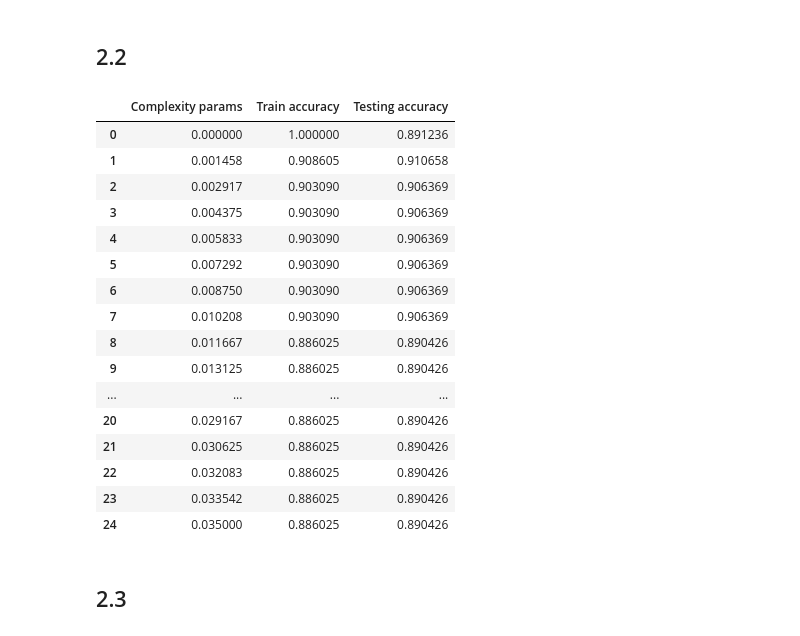
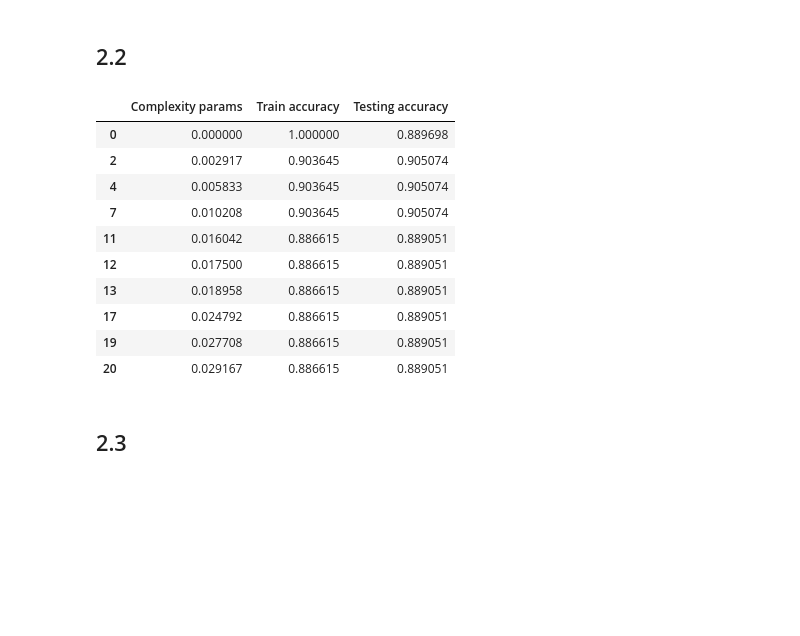
Before and after one commit to dv-rastogi/ml-pg-decision-trees, a Jupyter notebook: 2/2.ipynb, the cells around one changed output. Drawn from its saved outputs; the diff is of its cells as text; code cells hidden in the pictures; blank space fills up the shorter version.

```diff
--- a/2/2.ipynb
+++ b/2/2.ipynb
@@ -228,27 +249,21 @@ plt.show()
 # %%
 pd.DataFrame({
     'Complexity params': ccp_alphas,
     'Train accuracy': train_acc,
     'Testing accuracy': test_acc
-})
+}).sample(frac=0.4).sort_index()
 # %% [output]
 |  | Complexity params | Train accuracy | Testing accuracy |
-| 0 | 0.000000 | 1.000000 | 0.891236 |
-| 1 | 0.001458 | 0.908605 | 0.910658 |
-| 2 | 0.002917 | 0.903090 | 0.906369 |
-| 3 | 0.004375 | 0.903090 | 0.906369 |
-| 4 | 0.005833 | 0.903090 | 0.906369 |
-| 5 | 0.007292 | 0.903090 | 0.906369 |
-| 6 | 0.008750 | 0.903090 | 0.906369 |
-| 7 | 0.010208 | 0.903090 | 0.906369 |
-| 8 | 0.011667 | 0.886025 | 0.890426 |
-| 9 | 0.013125 | 0.886025 | 0.890426 |
-| ... | ... | ... | ... |
-| 20 | 0.029167 | 0.886025 | 0.890426 |
-| 21 | 0.030625 | 0.886025 | 0.890426 |
-| 22 | 0.032083 | 0.886025 | 0.890426 |
-| 23 | 0.033542 | 0.886025 | 0.890426 |
-| 24 | 0.035000 | 0.886025 | 0.890426 |
+| 0 | 0.000000 | 1.000000 | 0.889698 |
+| 2 | 0.002917 | 0.903645 | 0.905074 |
+| 4 | 0.005833 | 0.903645 | 0.905074 |
+| 7 | 0.010208 | 0.903645 | 0.905074 |
+| 11 | 0.016042 | 0.886615 | 0.889051 |
+| 12 | 0.017500 | 0.886615 | 0.889051 |
+| 13 | 0.018958 | 0.886615 | 0.889051 |
+| 17 | 0.024792 | 0.886615 | 0.889051 |
+| 19 | 0.027708 | 0.886615 | 0.889051 |
+| 20 | 0.029167 | 0.886615 | 0.889051 |
 # %% [markdown]
 ## 2.3
 # %%
```
Also changed, not shown: parts of 5 cells of this notebook.
